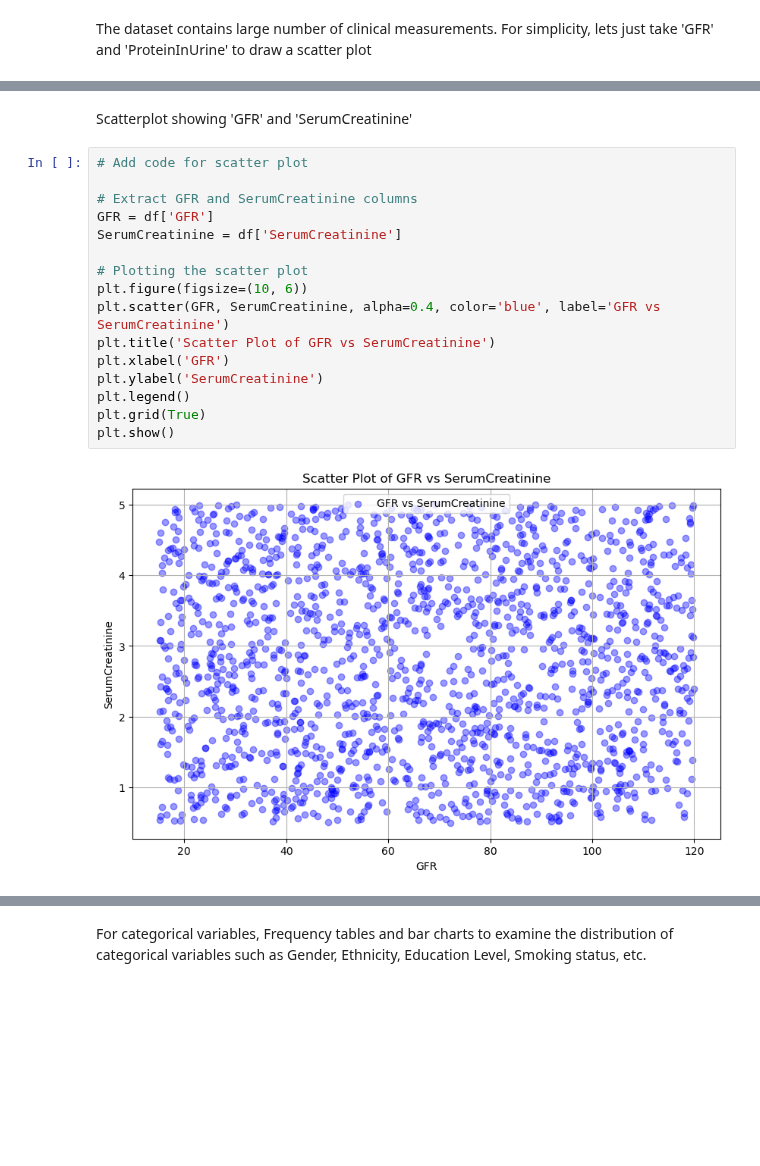
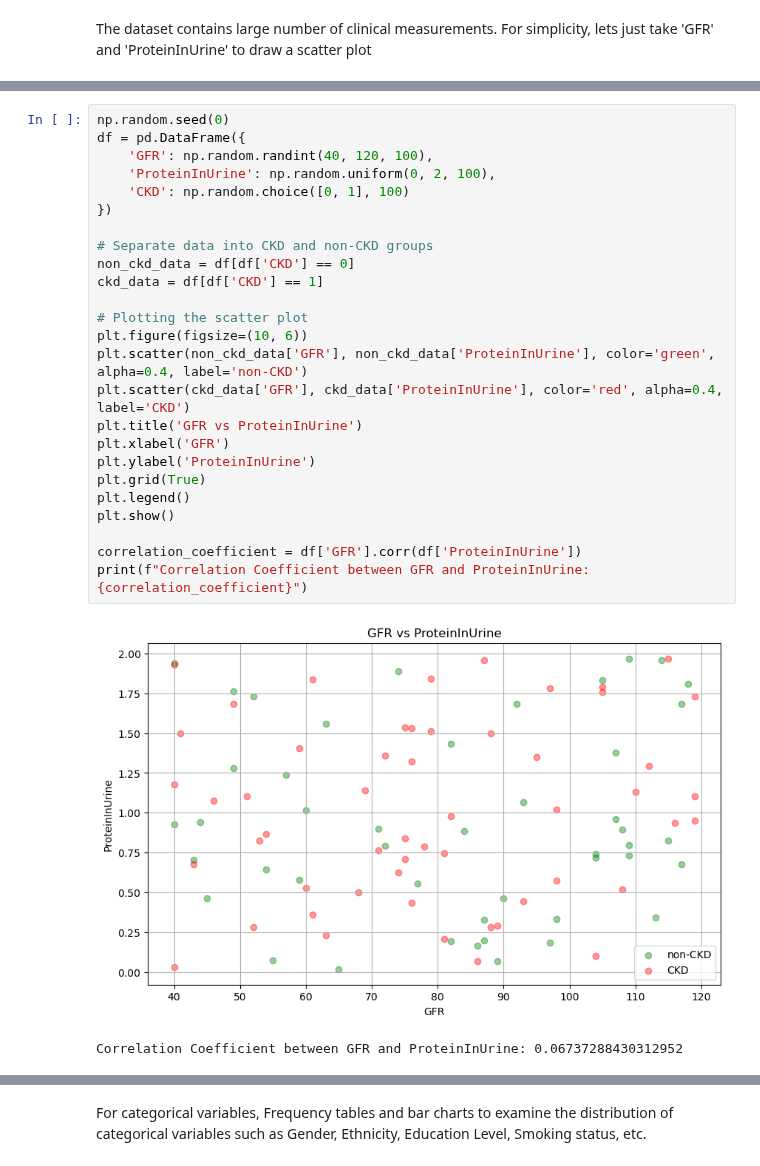
Before and after one commit to anjali-deshpande-hub/chronic_kidney_disease, a Jupyter notebook: src/CKD.ipynb, the cells around one changed output, grey strips where cells are left out. Saved outputs shown, nothing was run; the diff lists cells and outputs as text; blank space fills up the shorter version.

```diff
--- a/src/CKD.ipynb
+++ b/src/CKD.ipynb
@@ -113,20 +95,28 @@ plt.show()
-# %% [markdown]
-Scatterplot showing 'GFR' and 'SerumCreatinine'
-# %%
-# Add code for scatter plot
-
-# Extract GFR and SerumCreatinine columns
-GFR = df['GFR']
-SerumCreatinine = df['SerumCreatinine']
-
-# Plotting the scatter plot
-plt.figure(figsize=(10, 6))
-plt.scatter(GFR, SerumCreatinine, alpha=0.4, color='blue', label='GFR vs SerumCreatinine')
-plt.title('Scatter Plot of GFR vs SerumCreatinine')
-plt.xlabel('GFR')
-plt.ylabel('SerumCreatinine')
-plt.legend()
-plt.grid(True)
-plt.show()
-# %% [output]
-[figure, removed]
+# %%
+np.random.seed(0)
+df = pd.DataFrame({
+    'GFR': np.random.randint(40, 120, 100),
+    'ProteinInUrine': np.random.uniform(0, 2, 100),
+    'CKD': np.random.choice([0, 1], 100)
+})
+
+# Separate data into CKD and non-CKD groups
+non_ckd_data = df[df['CKD'] == 0]
+ckd_data = df[df['CKD'] == 1]
+
+# Plotting the scatter plot
+plt.figure(figsize=(10, 6))
+plt.scatter(non_ckd_data['GFR'], non_ckd_data['ProteinInUrine'], color='green', alpha=0.4, label='non-CKD')
+plt.scatter(ckd_data['GFR'], ckd_data['ProteinInUrine'], color='red', alpha=0.4, label='CKD')
+plt.title('GFR vs ProteinInUrine')
+plt.xlabel('GFR')
+plt.ylabel('ProteinInUrine')
+plt.grid(True)
+plt.legend()
+plt.show()
+
+correlation_coefficient = df['GFR'].corr(df['ProteinInUrine'])
+print(f"Correlation Coefficient between GFR and ProteinInUrine: {correlation_coefficient}")
+# %% [output]
+[figure, added]
+Correlation Coefficient between GFR and ProteinInUrine: 0.06737288430312952
```
Also changed, not shown: parts of 9 cells of this notebook.
